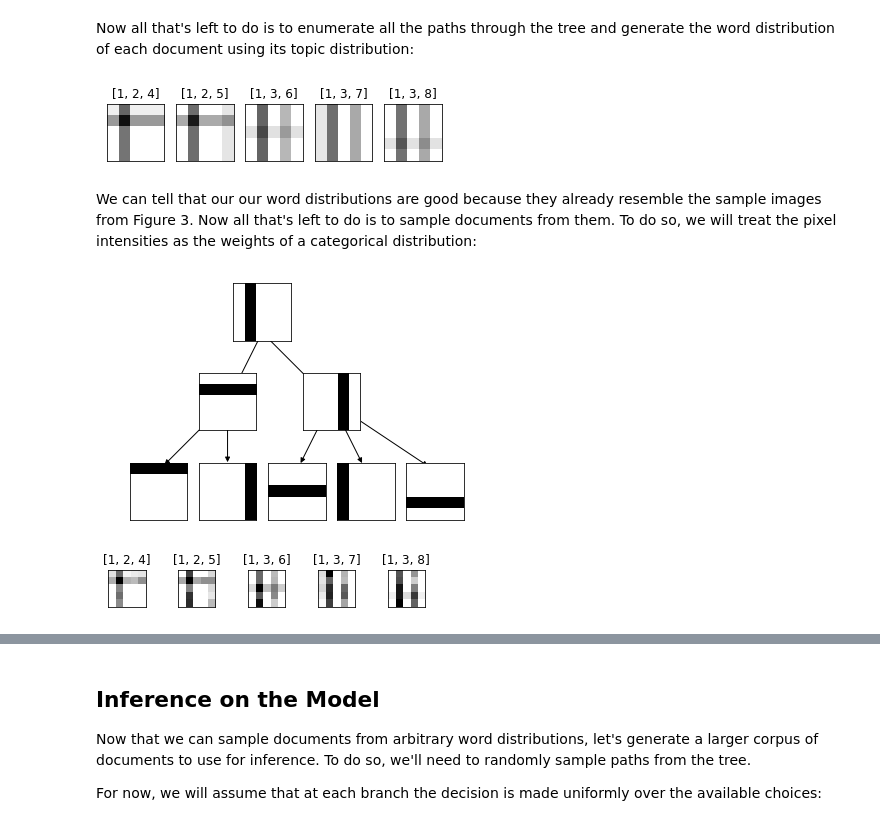
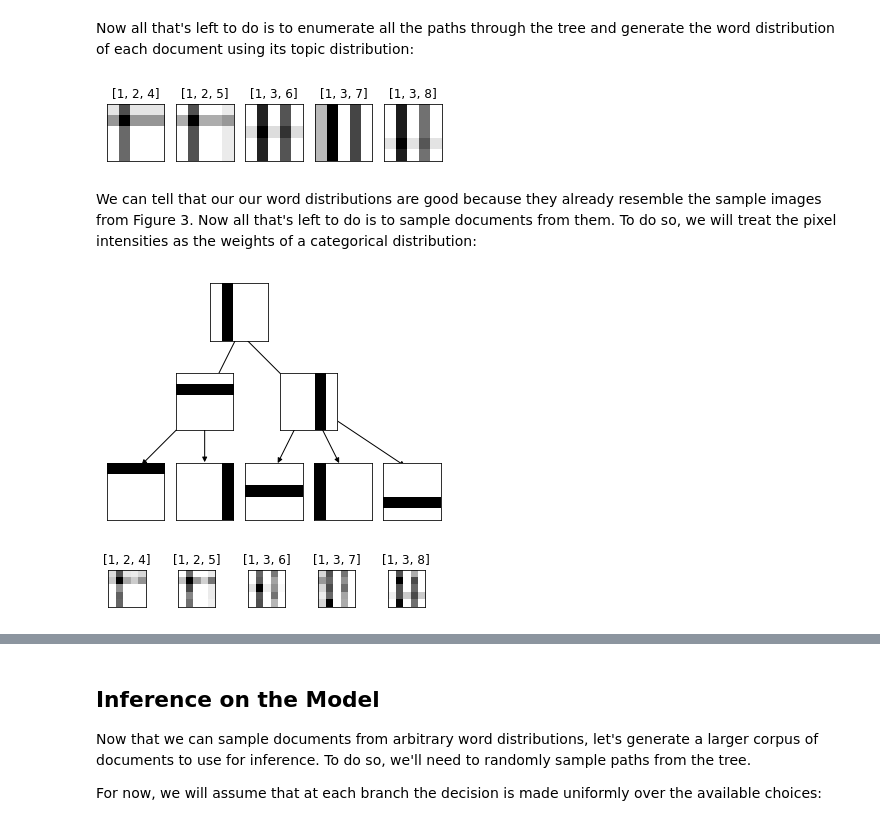
Before and after one commit to SJamieson/spatial_hlda_tutorial, a Jupyter notebook: notebooks/Unsupervised discovery of visual object class hierarchies - Sivic et al.ipynb, the cells around one changed output, grey strips where cells are left out. Saved outputs shown, nothing was run; the diff lists cells and outputs as text; code cells hidden in the pictures.

```diff
--- a/notebooks/Unsupervised discovery of visual object class hierarchies - Sivic et al.ipynb
+++ b/notebooks/Unsupervised discovery of visual object class hierarchies - Sivic et al.ipynb
@@ -143,43 +144,43 @@ fig = plt.figure()
 for i, path in enumerate(unique_paths):
     fig.add_subplot(1, len(unique_paths), i+1)
     word_dists.append(get_word_dist(topic, path, alpha))
-    plt.imshow(Image.fromarray(word_dists[-1]))
+    plt.imshow(Image.fromarray(word_dists[-1]), cmap='gray')
     plt.title(f'{path}')
     plt.gca().set_xticks([])
     plt.gca().set_yticks([])
 
 fig.show()
 # %% [output]
-[figure, old version]
+[figure, new version]
 # %% [markdown]
 
 We can tell that our our word distributions are good because they already resemble the sample images from Figure 3. Now all that's left to do is to sample documents from them. To do so, we will treat the pixel intensities as the weights of a categorical distribution:
 # %%
 n_words = 250
 
 def sample_document(word_dist, n_words=n_words):
     flat_word_dist = 255 - word_dist.reshape(-1)
     doc_words = np.random.multinomial(n_words, flat_word_dist / np.sum(flat_word_dist))
     doc_image = 255 - (doc_words.reshape(word_dist.shape).astype(np.uint8) * (255 / np.max(doc_words)))
     return doc_image, doc_words
 
 display(tree_fig)
 fig :plt.Figure = plt.figure(figsize=(5,1))
 for i, path in enumerate(unique_paths):
     fig.add_subplot(1, len(unique_paths), i+1)
 
     sample_doc = sample_document(word_dists[i])[0]
-    plt.imshow(Image.fromarray(sample_doc))
+    plt.imshow(Image.fromarray(sample_doc), cmap='gray')
     plt.title(f'{path}')
     plt.gca().set_xticks([])
     plt.gca().set_yticks([])
 
 fig.tight_layout()
 fig.savefig('output/sivic-3a-bottom.png')
 fig.show()
 # %% [output]
-[figure, old version]
+[figure, new version]
-[figure, old version]
+[figure, new version]
 # %% [markdown]
 So, we can tell that our generative process works since the figure closely matches 3(a) from the paper:
 
```
Also changed, not shown: parts of 9 cells of this notebook, 1 other file.
